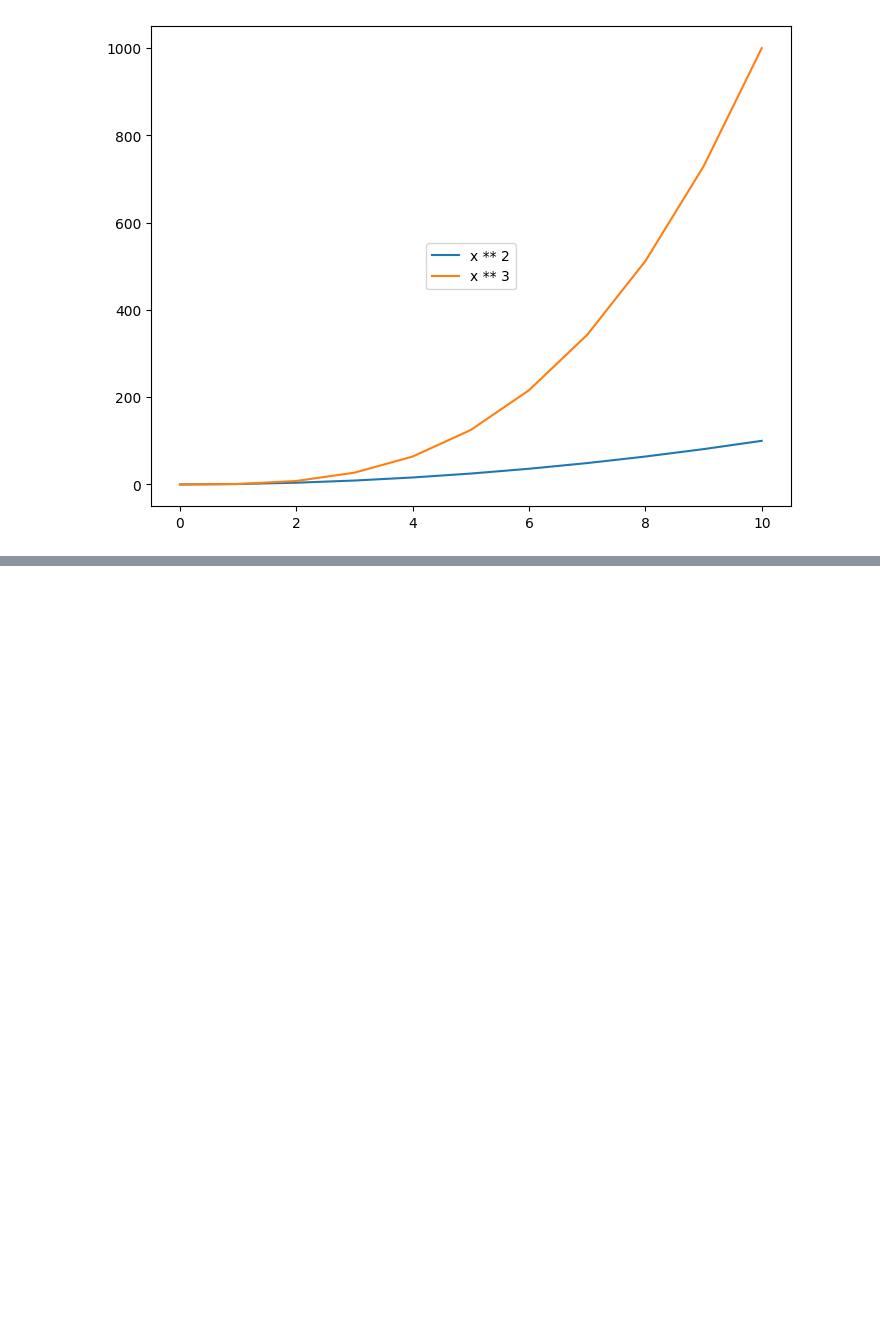
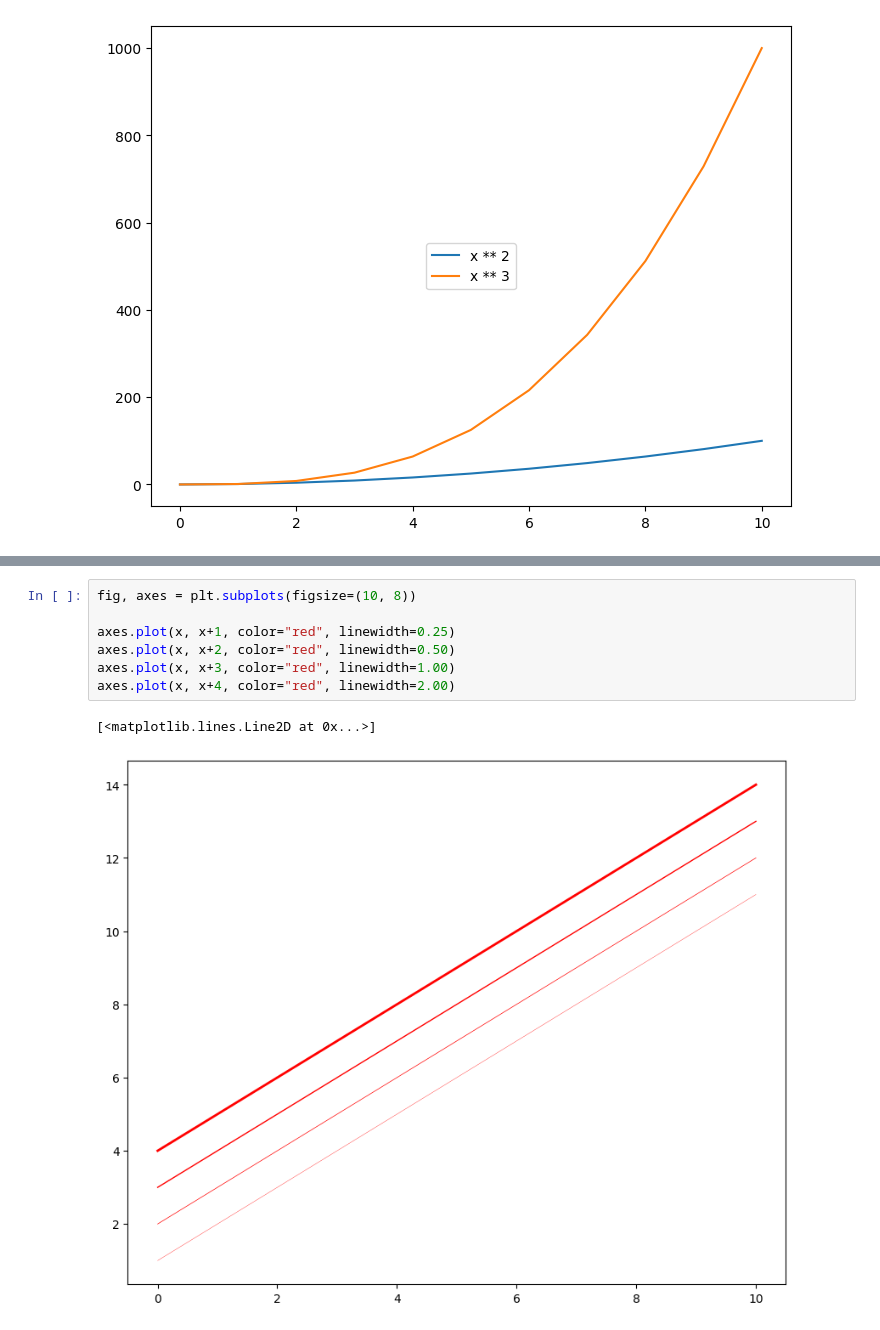
Before and after one commit to RaisulislamRimon/data-science-notes, a Jupyter notebook: module_8/module_8_class/class_1/1_data_visualization.ipynb, the cells around one changed output, grey strips where cells are left out. Drawn from its saved outputs; the diff is of its cells as text; blank space fills up the shorter version.

```diff
--- a/module_8/module_8_class/class_1/1_data_visualization.ipynb
+++ b/module_8/module_8_class/class_1/1_data_visualization.ipynb
@@ -791,0 +816,10 @@ plt.show()
+# %%
+fig, axes = plt.subplots(figsize=(10, 8))
+
+axes.plot(x, x+1, color="red", linewidth=0.25)
+axes.plot(x, x+2, color="red", linewidth=0.50)
+axes.plot(x, x+3, color="red", linewidth=1.00)
+axes.plot(x, x+4, color="red", linewidth=2.00)
+# %% [output]
+[<matplotlib.lines.Line2D at 0x...>]
+[figure, added]
```
Also changed, not shown: parts of 6 cells of this notebook, 1 other file.
